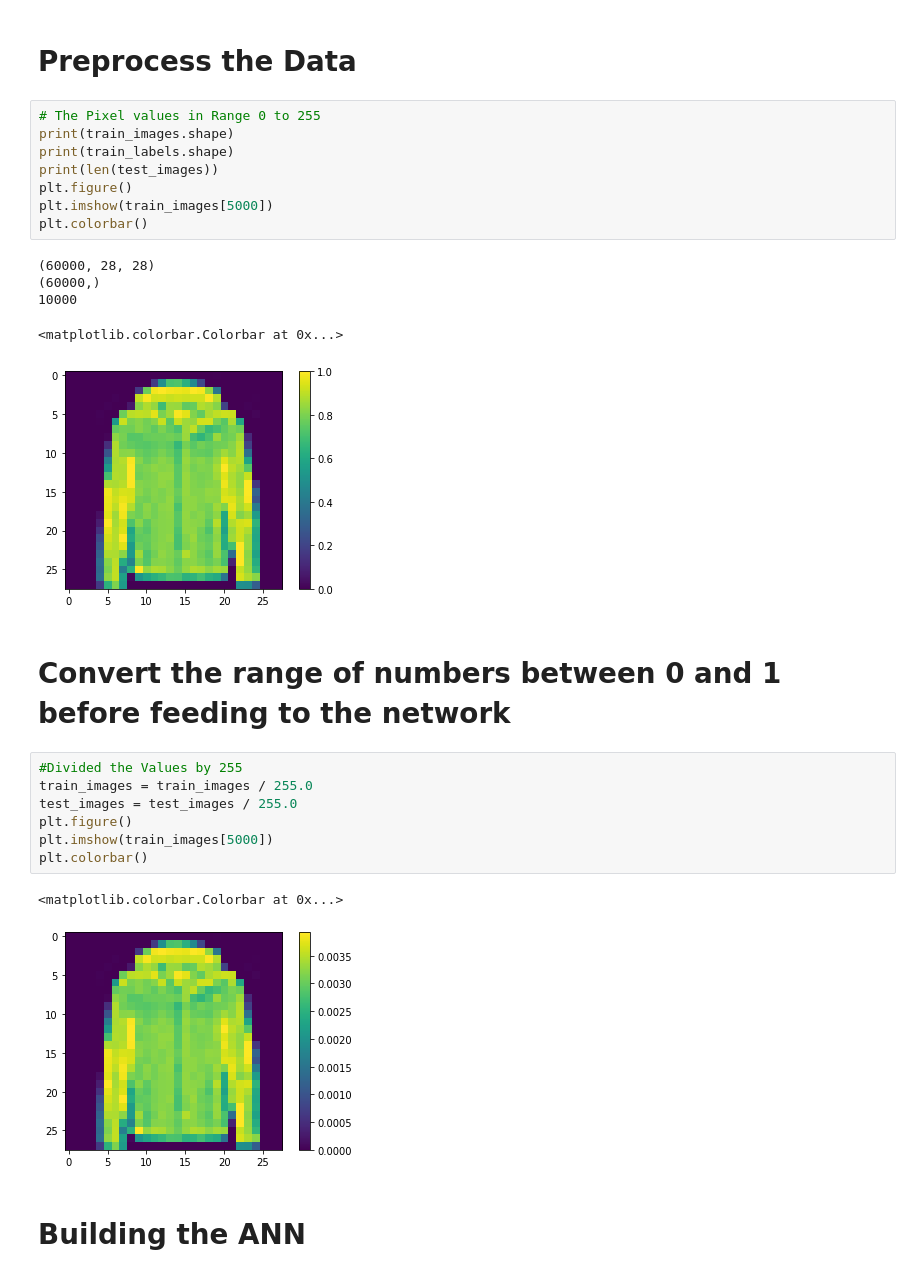
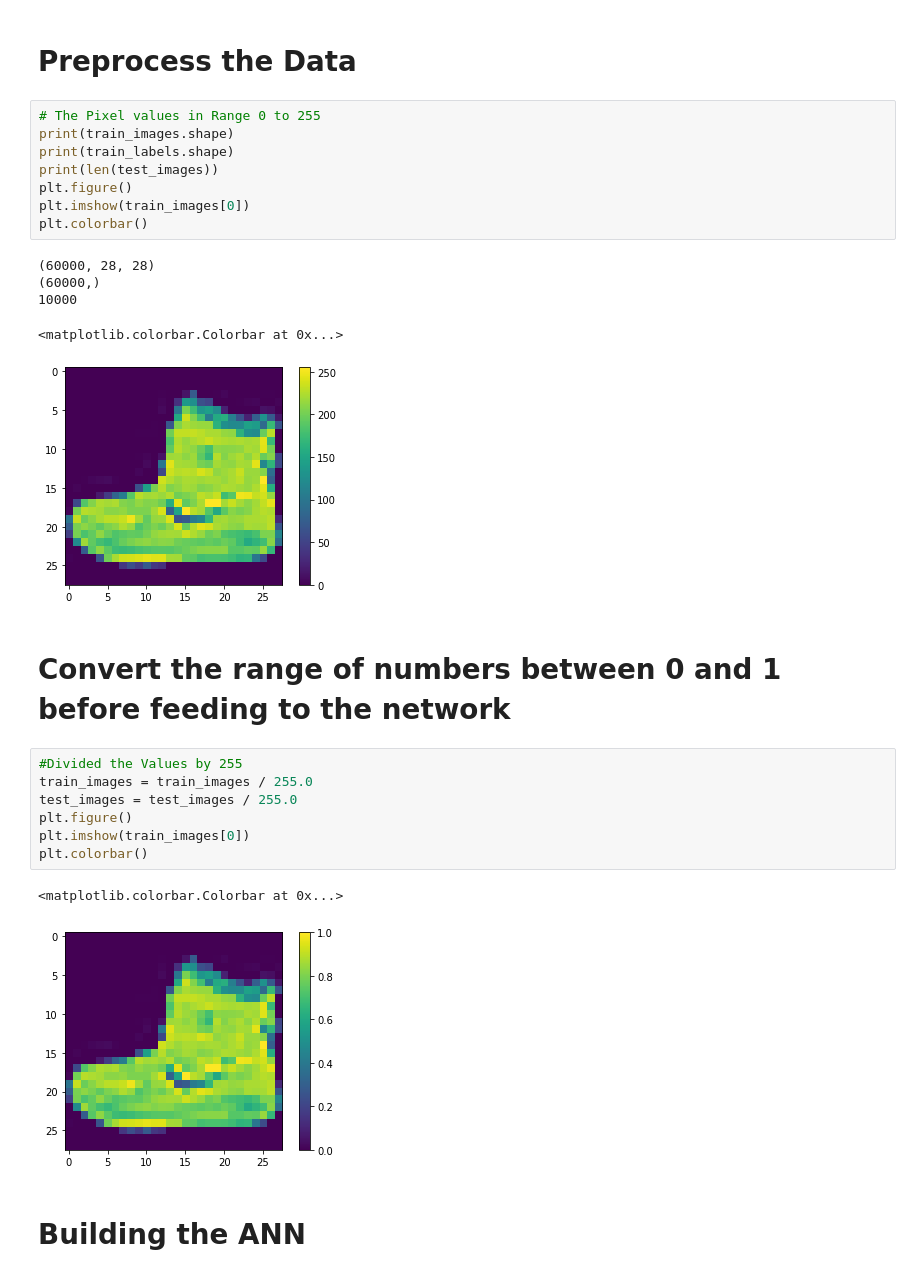
Before and after one commit to Mohadese-ghayoomi/EulerProjectSolution, a Jupyter notebook: Elearning_Exercise_.ipynb, the cells around one changed output. Saved outputs shown, nothing was run; the diff lists cells and outputs as text.

```diff
--- a/Elearning_Exercise_.ipynb
+++ b/Elearning_Exercise_.ipynb
@@ -46,26 +49,26 @@ print(train_images.shape)
 print(train_labels.shape)
 print(len(test_images))
 plt.figure()
-plt.imshow(train_images[5000])
+plt.imshow(train_images[0])
 plt.colorbar()
 # %% [output]
 (60000, 28, 28)
 (60000,)
 10000
 <matplotlib.colorbar.Colorbar at 0x...>
-[figure, old version]
+[figure, new version]
 # %% [markdown]
 # **Convert the range of numbers between 0 and 1 before feeding to the network**
 # %%
 #Divided the Values by 255
 train_images = train_images / 255.0
 test_images = test_images / 255.0
 plt.figure()
-plt.imshow(train_images[5000])
+plt.imshow(train_images[0])
 plt.colorbar()
 # %% [output]
 <matplotlib.colorbar.Colorbar at 0x...>
-[figure, old version]
+[figure, new version]
 # %% [markdown]
 # **Building the ANN**
 # %% [markdown]
```
Also changed, not shown: parts of 15 cells of this notebook.
